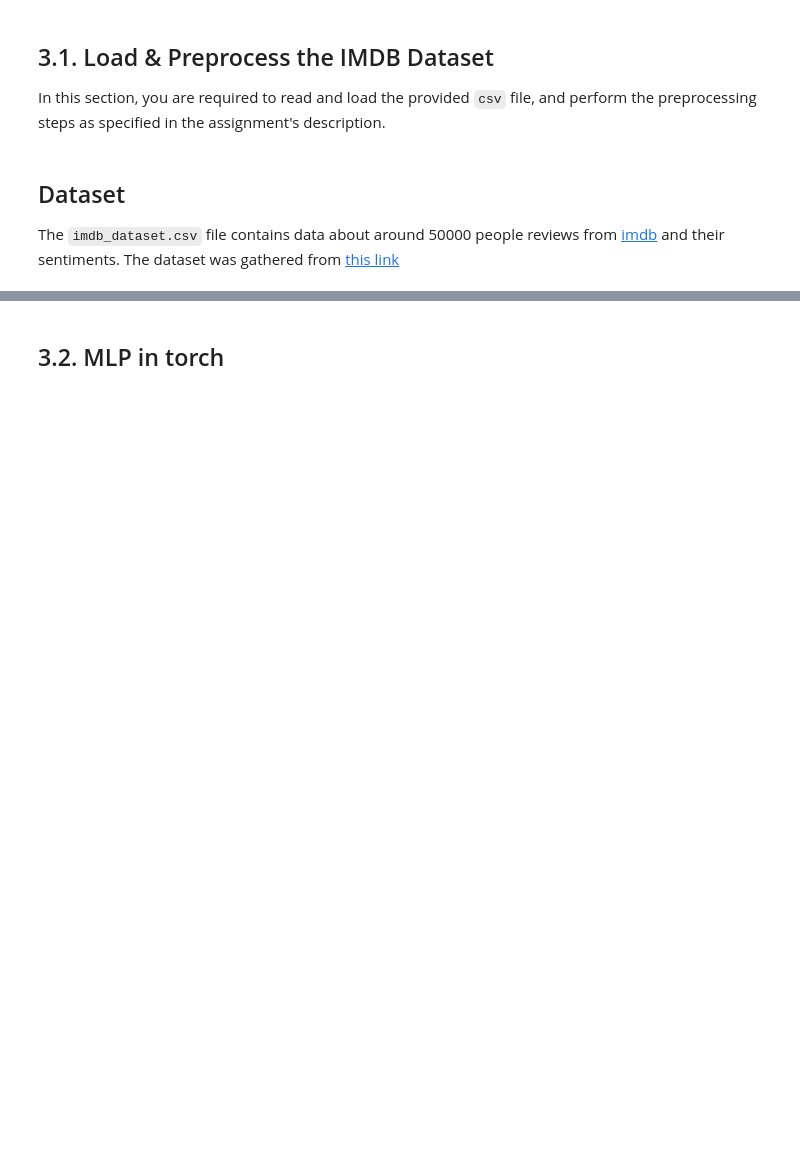
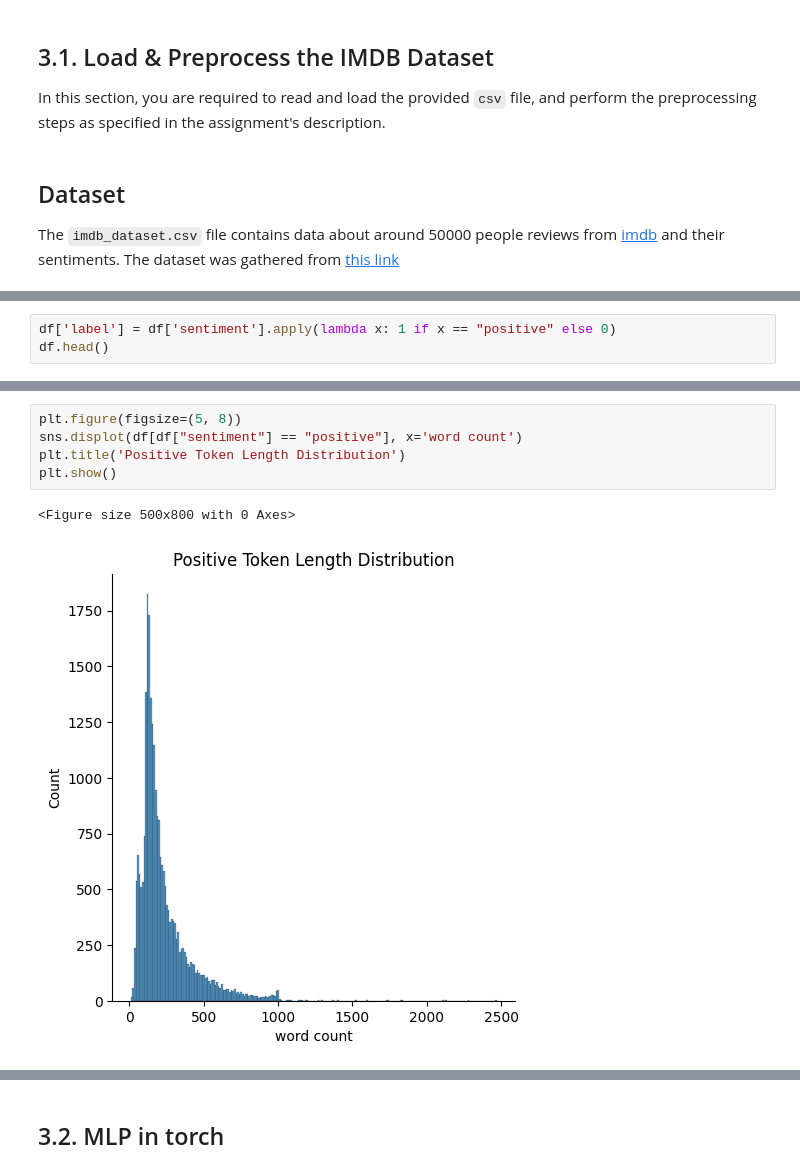
Before and after one commit to Shahriar-0/Artificial-Intelligence-Course-Projects-S2023, a Jupyter notebook: 6 - Neural Networks/AI_CA6.ipynb, the cells around one changed output, grey strips where cells are left out. Cells and saved outputs as stored; diff of their text form; blank space fills up the shorter version.

```diff
--- a/6 - Neural Networks/AI_CA6.ipynb
+++ b/6 - Neural Networks/AI_CA6.ipynb
@@ -552,0 +648,3 @@ The `imdb_dataset.csv` file contains data about around 50000 people reviews from
+# %%
+df['label'] = df['sentiment'].apply(lambda x: 1 if x == "positive" else 0)
+df.head()
@@ -552,0 +658,8 @@ The `imdb_dataset.csv` file contains data about around 50000 people reviews from
+# %%
+plt.figure(figsize=(5, 8))
+sns.displot(df[df["sentiment"] == "positive"], x='word count')
+plt.title('Positive Token Length Distribution')
+plt.show()
+# %% [output]
+<Figure size 500x800 with 0 Axes>
+[figure, added]
```
Also changed, not shown: parts of 33 cells of this notebook, 2 other files.
